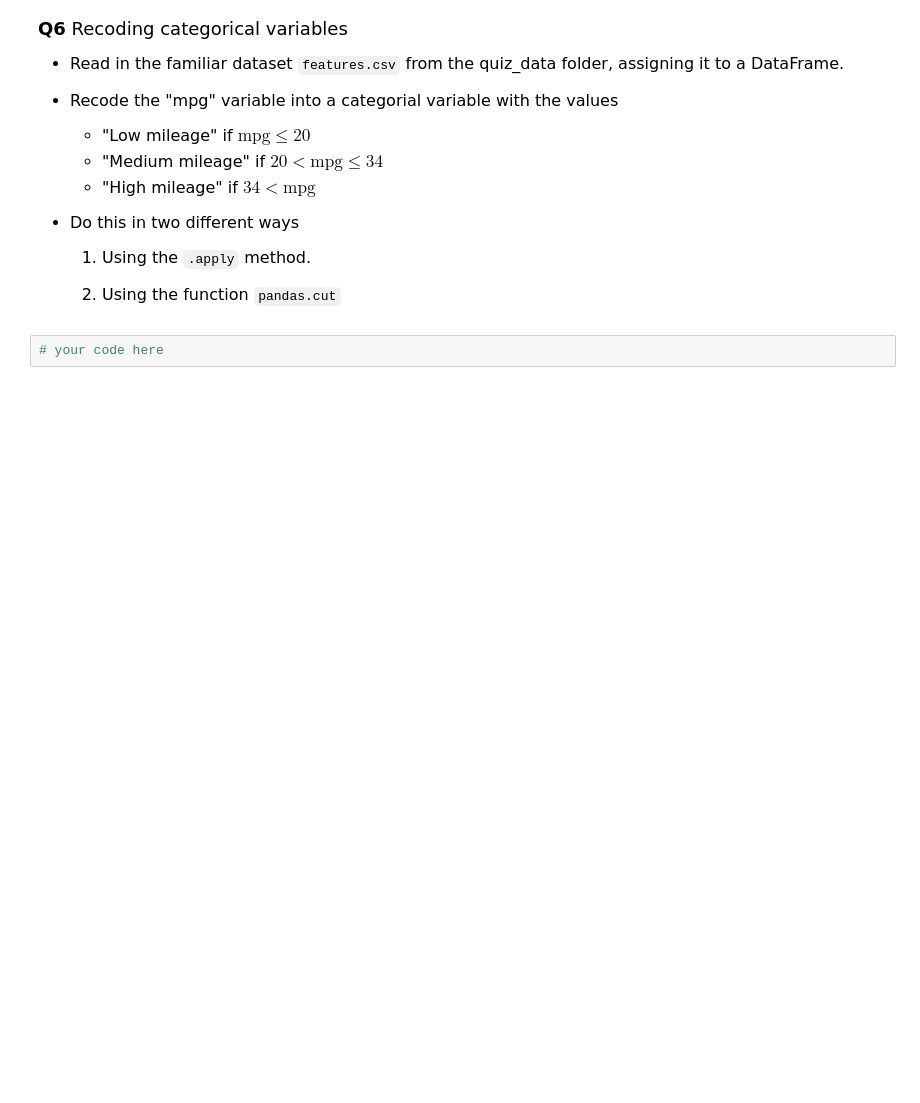
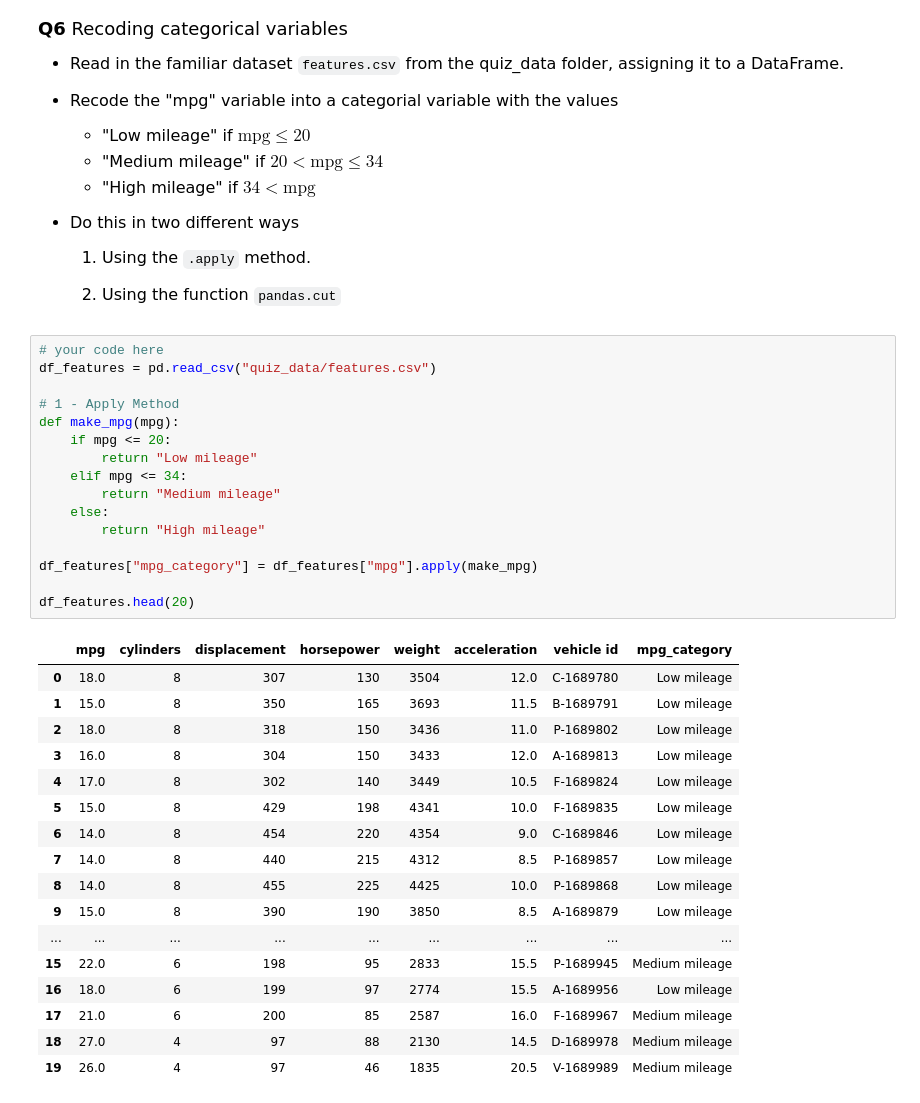
Before and after one commit to aagamapprakash/datasci151spring2026, a Jupyter notebook: _quizzes/practice_quiz_4/practice_quiz_4.ipynb, the cells around one changed output. Cells and saved outputs as stored; diff of their text form; blank space fills up the shorter version.

```diff
--- a/_quizzes/practice_quiz_4/practice_quiz_4.ipynb
+++ b/_quizzes/practice_quiz_4/practice_quiz_4.ipynb
@@ -219,3 +272,35 @@ df_elec_merge
     2. Using the function `pandas.cut`
 # %%
 # your code here
+df_features = pd.read_csv("quiz_data/features.csv")
+
+# 1 - Apply Method
+def make_mpg(mpg):
+    if mpg <= 20:
+        return "Low mileage"
+    elif mpg <= 34:
+        return "Medium mileage"
+    else:
+        return "High mileage"
+
+df_features["mpg_category"] = df_features["mpg"].apply(make_mpg)
+
+df_features.head(20)
+# %% [output]
+|  | mpg | cylinders | displacement | horsepower | weight | acceleration | vehicle id | mpg_category |
+| 0 | 18.0 | 8 | 307 | 130 | 3504 | 12.0 | C-1689780 | Low mileage |
+| 1 | 15.0 | 8 | 350 | 165 | 3693 | 11.5 | B-1689791 | Low mileage |
+| 2 | 18.0 | 8 | 318 | 150 | 3436 | 11.0 | P-1689802 | Low mileage |
+| 3 | 16.0 | 8 | 304 | 150 | 3433 | 12.0 | A-1689813 | Low mileage |
+| 4 | 17.0 | 8 | 302 | 140 | 3449 | 10.5 | F-1689824 | Low mileage |
+| 5 | 15.0 | 8 | 429 | 198 | 4341 | 10.0 | F-1689835 | Low mileage |
+| 6 | 14.0 | 8 | 454 | 220 | 4354 | 9.0 | C-1689846 | Low mileage |
+| 7 | 14.0 | 8 | 440 | 215 | 4312 | 8.5 | P-1689857 | Low mileage |
+| 8 | 14.0 | 8 | 455 | 225 | 4425 | 10.0 | P-1689868 | Low mileage |
+| 9 | 15.0 | 8 | 390 | 190 | 3850 | 8.5 | A-1689879 | Low mileage |
+| ... | ... | ... | ... | ... | ... | ... | ... | ... |
+| 15 | 22.0 | 6 | 198 | 95 | 2833 | 15.5 | P-1689945 | Medium mileage |
+| 16 | 18.0 | 6 | 199 | 97 | 2774 | 15.5 | A-1689956 | Low mileage |
+| 17 | 21.0 | 6 | 200 | 85 | 2587 | 16.0 | F-1689967 | Medium mileage |
+| 18 | 27.0 | 4 | 97 | 88 | 2130 | 14.5 | D-1689978 | Medium mileage |
+| 19 | 26.0 | 4 | 97 | 46 | 1835 | 20.5 | V-1689989 | Medium mileage |
```
Also changed, not shown: parts of 6 cells of this notebook, 2 other files.
